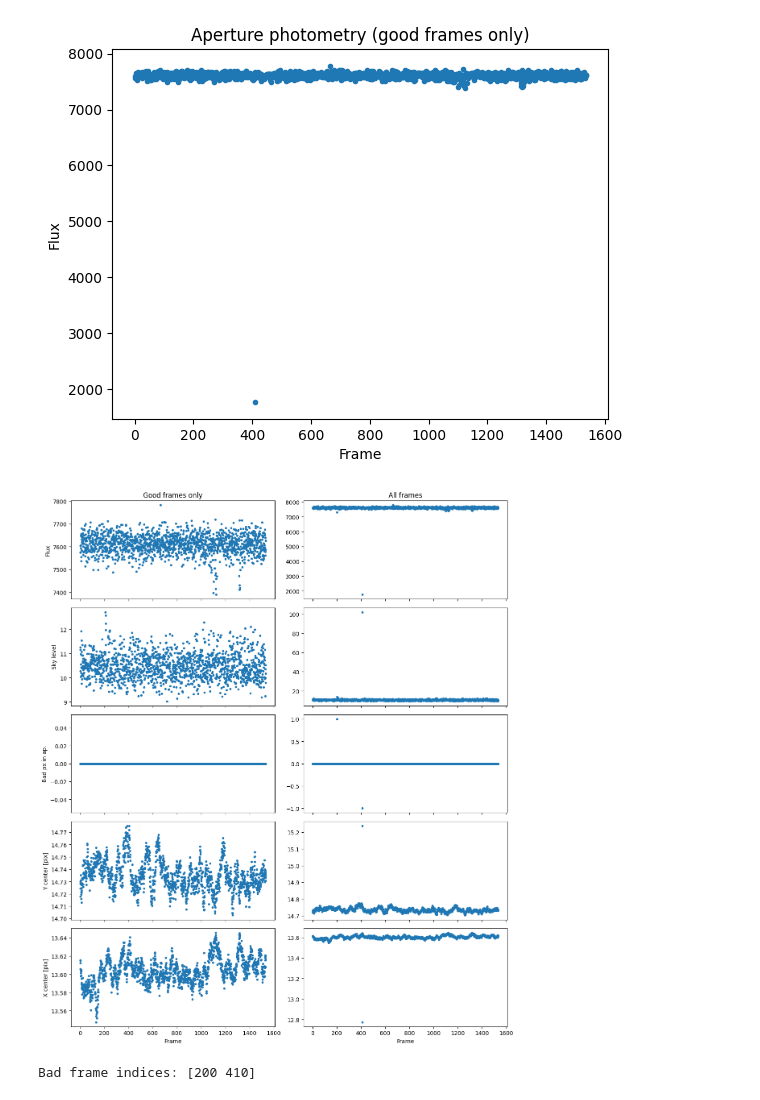
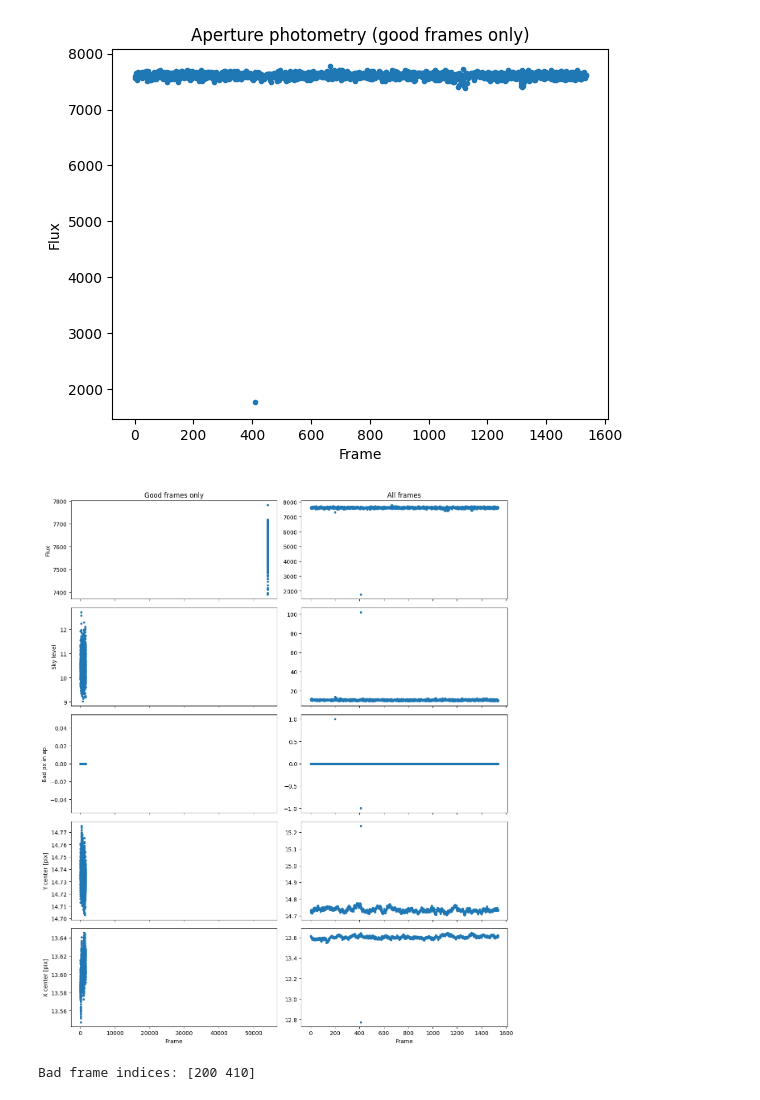
Before and after one commit to amedina695/lectures_git, a Jupyter notebook: final/final_amedina.ipynb, the cells around one changed output. Cells and saved outputs as stored; diff of their text form; code cells hidden in the pictures.

```diff
--- a/final/final_amedina.ipynb
+++ b/final/final_amedina.ipynb
@@ -583,49 +584,51 @@ plt.show()
 
 
 # For frames with a high background
-good_sky  = photometry[good, sky_col]
+good_sky  = photometry[good, asky_col]
 sky_med = np.median(good_sky)
 sky_std = np.std(good_sky)
-high_sky = (photometry[:, sky_col] > sky_med + 5 * sky_std) & good
+high_sky = (photometry[:, asky_col] > sky_med + 5 * sky_std) & good
 # Set bad_col to -1
-photometry[high_sky, bad_col] = -1  # very high background
+photometry[high_sky, nbad_col] = -1  # very high background
 
 # FOr frames with large star motion
-y_good    = photometry[good, ycenter]
-x_good    = photometry[good, xcenter]
+y_good    = photometry[good, ycen_col]
+x_good    = photometry[good, xcen_col]
 
-y_med = np.median(photometry[good, ycenter])
-x_med = np.median(photometry[good, xcenter])
+y_med = np.median(photometry[good, ycen_col])
+x_med = np.median(photometry[good, xcen_col])
 
-dy = photometry[:, ycenter] - y_med
-dx = photometry[:, xcenter] - x_med
+dy = photometry[:, ycen_col] - y_med
+dx = photometry[:, xcen_col] - x_med
 dr = np.sqrt(dx**2 + dy**2) # error propagation
 
 large_motion = (dr > 0.5) & good
-photometry[large_motion, bad_col] = -1
+photometry[large_motion, nbad_col] = -1
 
 # Recompute good frames after
-new_good    = photometry[:, bad_col] == 0
+new_good    = photometry[:, nbad_col] == 0
 nframes_good = np.arange(totframes)[new_good]
 nflux_good   = photometry[new_good, flux_col]
-nsky_good    = photometry[new_good, sky_col]
-ny_good      = photometry[new_good, ycenter]
-nx_good      = photometry[new_good, xcenter]
-nbad_good    = photometry[new_good, bad_col]
+nsky_good    = photometry[new_good, asky_col]
+ny_good      = photometry[new_good, ycen_col]
+nx_good      = photometry[new_good, xcen_col]
+nbad_good    = photometry[new_good, nbad_col]
 # %%
 # 1) Flux vs frameimport matplotlib.pyplot as plt
 import numpy as np
 
 # --- select good frames ---
-good_mask    = photometry[:, bad_col] == 0
+good_mask    = photometry[:, nbad_col] == 0
 
 frames_all   = np.arange(totframes)
+time_all     = photometry[:, date_col]
 flux_all     = photometry[:, flux_col]
-sky_all      = photometry[:, sky_col]
-bad_all      = photometry[:, bad_col]
-y_all        = photometry[:, ycenter]
-x_all        = photometry[:, xcenter]
+sky_all      = photometry[:, asky_col]
+bad_all      = photometry[:, nbad_col]
+y_all        = photometry[:, ycen_col]
+x_all        = photometry[:, xcen_col]
 
+time_good    = time_all[good_mask]
 frames_good  = frames_all[good_mask]
 flux_good    = flux_all[good_mask]
 sky_good     = sky_all[good_mask]
@@ -637,7 +640,7 @@ x_good       = x_all[good_mask]
 fig, axes = plt.subplots(5, 2, figsize=(12, 14), sharex='col')
 
 # Row 0: Flux
-axes[0, 0].plot(frames_good, flux_good, 'o', ms=3)
+axes[0, 0].plot(time_good, flux_good, 'o', ms=3)
 axes[0, 0].set_ylabel("Flux")
 axes[0, 0].set_title("Good frames only")
 
@@ -646,34 +649,34 @@ axes[0, 1].set_title("All frames")
 
 # Row 1: Average sky
 axes[1, 0].plot(frames_good, sky_good, 'o', ms=3)
 axes[1, 0].set_ylabel("Sky level")
 
 axes[1, 1].plot(frames_all, sky_all, 'o', ms=3)
 
 # Row 2: Bad pixels in aperture
 axes[2, 0].plot(frames_good, bad_good, 'o', ms=3)
 axes[2, 0].set_ylabel("Bad px in ap.")
 
 axes[2, 1].plot(frames_all, bad_all, 'o', ms=3)
 
 # Row 3: Y centroid
 axes[3, 0].plot(frames_good, y_good, 'o', ms=3)
 axes[3, 0].set_ylabel("Y center [pix]")
 
 axes[3, 1].plot(frames_all, y_all, 'o', ms=3)
 
 # Row 4: X centroid
 axes[4, 0].plot(frames_good, x_good, 'o', ms=3)
 axes[4, 0].set_ylabel("X center [pix]")
 axes[4, 0].set_xlabel("Frame")
 
 axes[4, 1].plot(frames_all, x_all, 'o', ms=3)
 axes[4, 1].set_xlabel("Frame")
 
 plt.tight_layout()
 plt.show()
 # %% [output]
-[figure, old version]
+[figure, new version]
 # %%
 # GOt RID OF THE OUTLIERS
 
```
Also changed, not shown: parts of 18 cells of this notebook, 5 other files.
